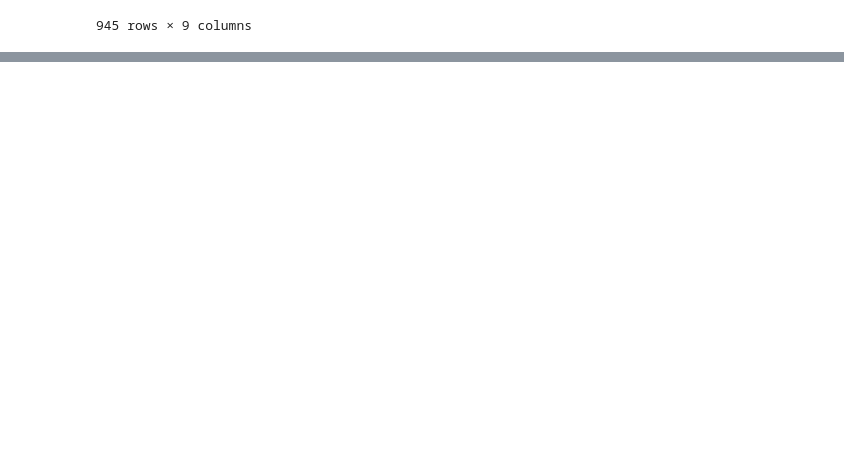
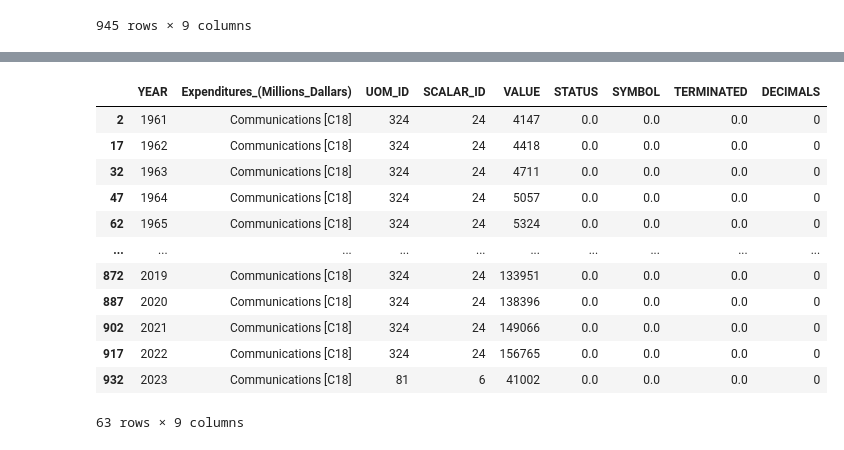
Before and after one commit to zRandgris/project1, a Jupyter notebook: TheProject.ipynb, the cells around one changed output, grey strips where cells are left out. Saved outputs shown, nothing was run; the diff lists cells and outputs as text; code cells hidden in the pictures; blank space fills up the shorter version.

```diff
--- a/TheProject.ipynb
+++ b/TheProject.ipynb
@@ -57,0 +272,18 @@ clean_df
+# %%
+#Communications [C18]
+Expenses_C18  = rename_clean_df.loc[rename_clean_df["Expenditures_(Millions_Dallars)"] == "Communications [C18]", ]
+Expenses_C18
+# %% [output]
+|  | YEAR | Expenditures_(Millions_Dallars) | UOM_ID | SCALAR_ID | VALUE | STATUS | SYMBOL | TERMINATED | DECIMALS |
+| 2 | 1961 | Communications [C18] | 324 | 24 | 4147 | 0.0 | 0.0 | 0.0 | 0 |
+| 17 | 1962 | Communications [C18] | 324 | 24 | 4418 | 0.0 | 0.0 | 0.0 | 0 |
+| 32 | 1963 | Communications [C18] | 324 | 24 | 4711 | 0.0 | 0.0 | 0.0 | 0 |
+| 47 | 1964 | Communications [C18] | 324 | 24 | 5057 | 0.0 | 0.0 | 0.0 | 0 |
+| 62 | 1965 | Communications [C18] | 324 | 24 | 5324 | 0.0 | 0.0 | 0.0 | 0 |
+| ... | ... | ... | ... | ... | ... | ... | ... | ... | ... |
+| 872 | 2019 | Communications [C18] | 324 | 24 | 133951 | 0.0 | 0.0 | 0.0 | 0 |
+| 887 | 2020 | Communications [C18] | 324 | 24 | 138396 | 0.0 | 0.0 | 0.0 | 0 |
+| 902 | 2021 | Communications [C18] | 324 | 24 | 149066 | 0.0 | 0.0 | 0.0 | 0 |
+| 917 | 2022 | Communications [C18] | 324 | 24 | 156765 | 0.0 | 0.0 | 0.0 | 0 |
+| 932 | 2023 | Communications [C18] | 81 | 6 | 41002 | 0.0 | 0.0 | 0.0 | 0 |
+63 rows × 9 columns
```
Also changed, not shown: parts of 61 cells of this notebook, 15 other files.
